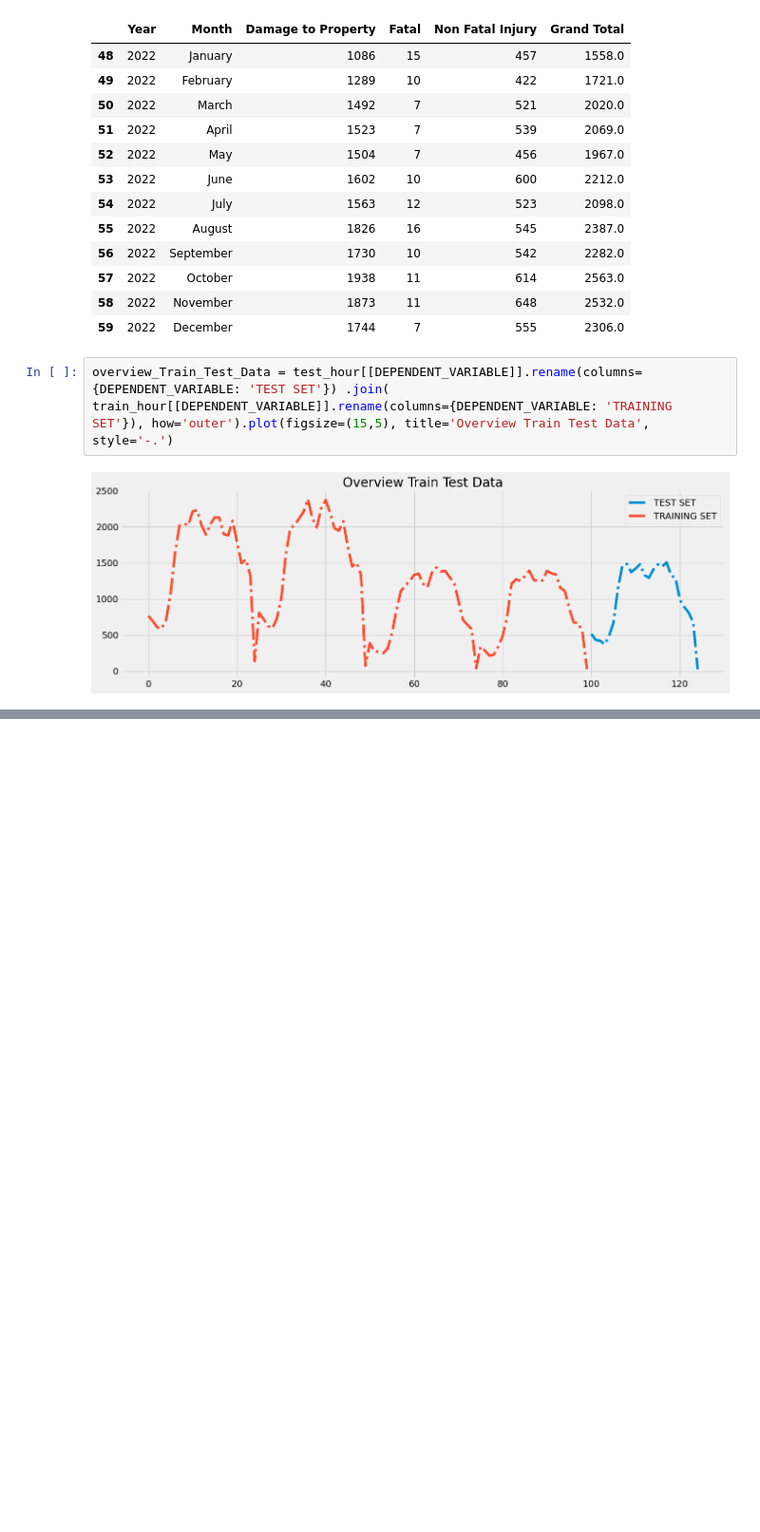
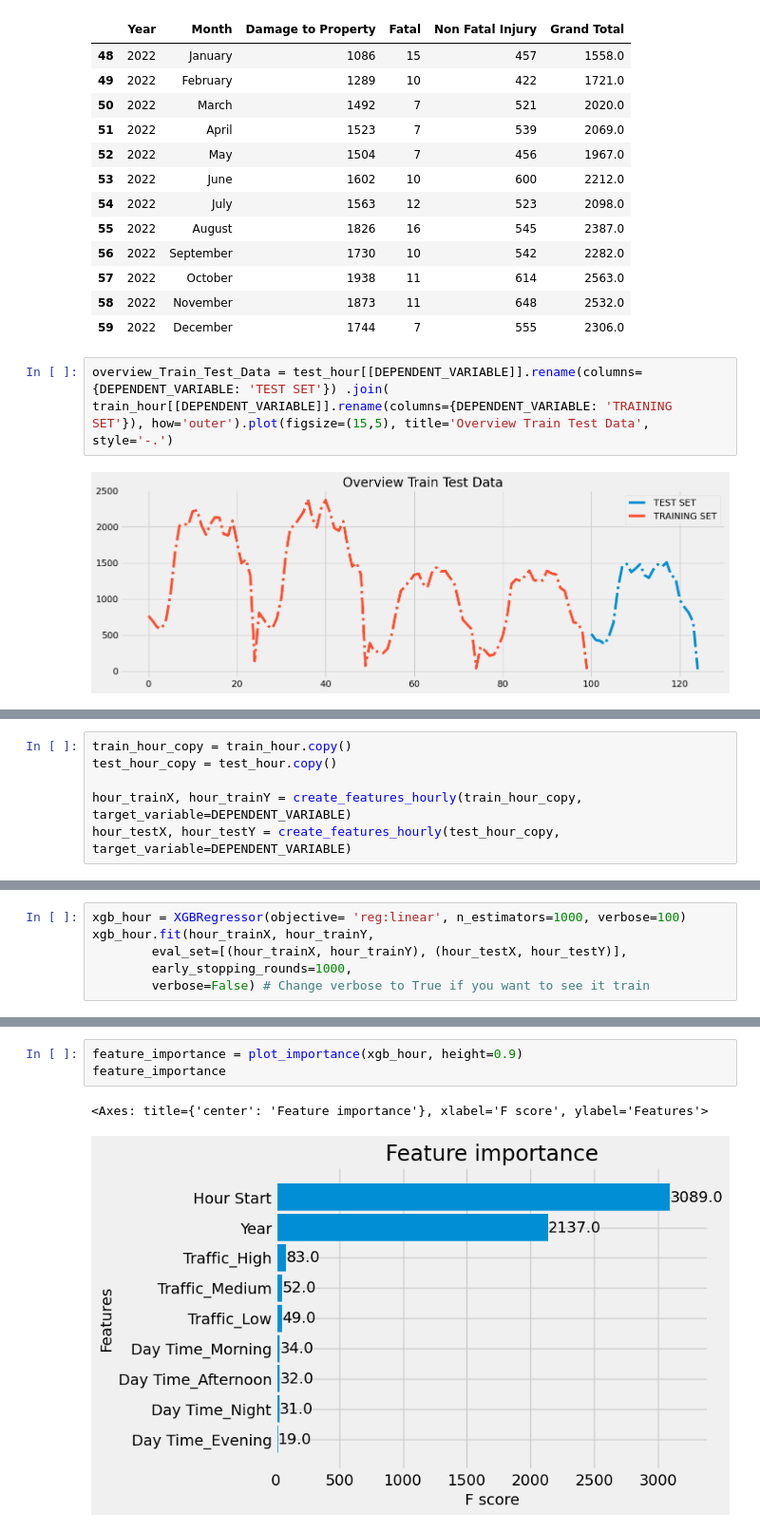
Before and after one commit to MaiJhay/Road-Accidents-In-Quezon-City, a Jupyter notebook: main.ipynb, the cells around one changed output, grey strips where cells are left out. Shown: that part at 95% size. Cells and saved outputs as stored; diff of their text form; blank space fills up the shorter version.

```diff
--- a/main.ipynb
+++ b/main.ipynb
@@ -306,0 +356,6 @@ testX, testY = create_features(test_sale_copy, target_variable='Sale')
+# %%
+train_hour_copy = train_hour.copy()
+test_hour_copy = test_hour.copy()
+
+hour_trainX, hour_trainY = create_features_hourly(train_hour_copy, target_variable=DEPENDENT_VARIABLE)
+hour_testX, hour_testY = create_features_hourly(test_hour_copy, target_variable=DEPENDENT_VARIABLE)
@@ -306,0 +401,6 @@ testX, testY = create_features(test_sale_copy, target_variable='Sale')
+# %%
+xgb_hour = XGBRegressor(objective= 'reg:linear', n_estimators=1000, verbose=100)
+xgb_hour.fit(hour_trainX, hour_trainY,
+        eval_set=[(hour_trainX, hour_trainY), (hour_testX, hour_testY)],
+        early_stopping_rounds=1000,
+        verbose=False) # Change verbose to True if you want to see it train
@@ -306,0 +422,6 @@ testX, testY = create_features(test_sale_copy, target_variable='Sale')
+# %%
+feature_importance = plot_importance(xgb_hour, height=0.9)
+feature_importance
+# %% [output]
+<Axes: title={'center': 'Feature importance'}, xlabel='F score', ylabel='Features'>
+[figure, added]
```
Also changed, not shown: parts of 14 cells of this notebook.
